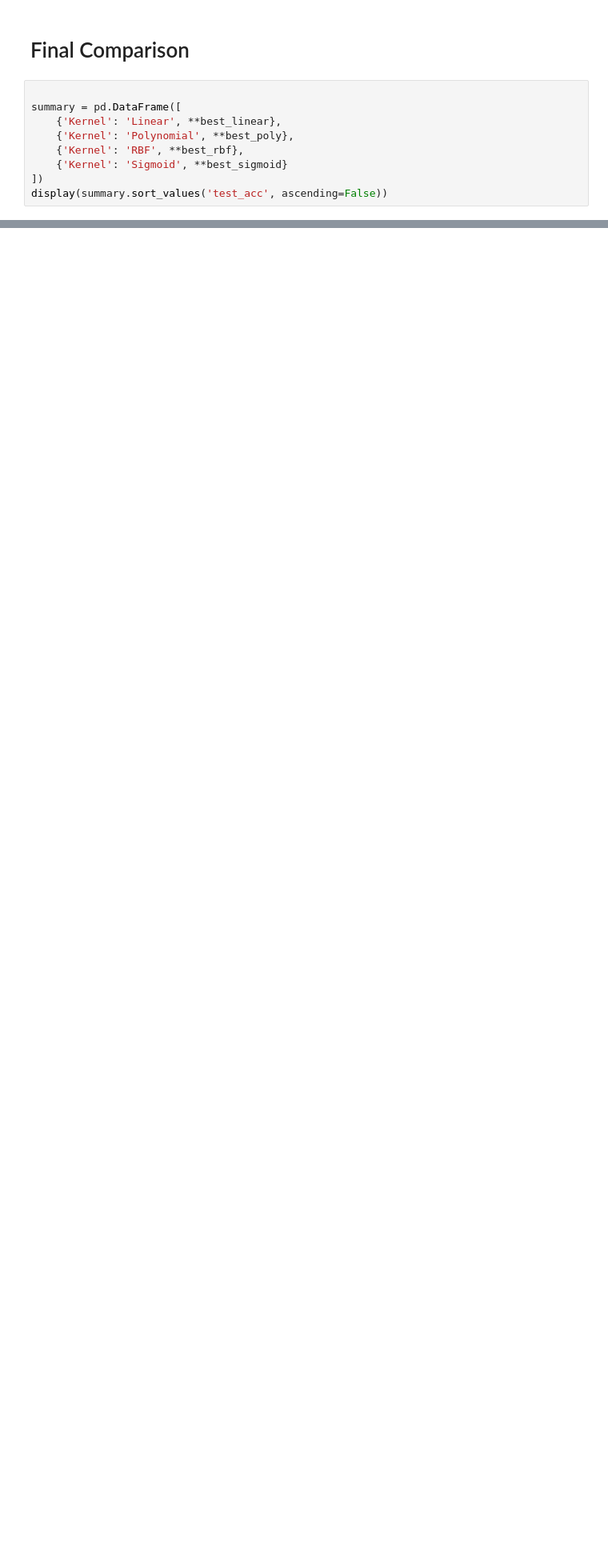
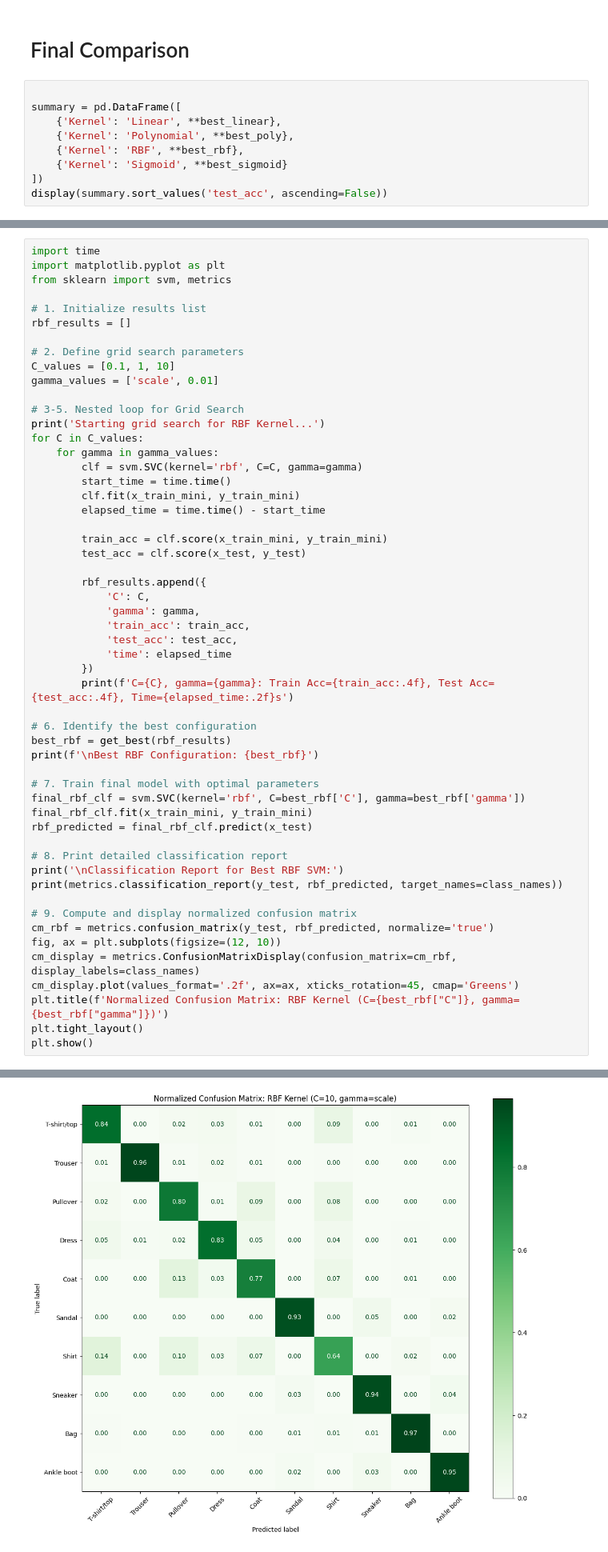
Before and after one commit to snig-17/COMP0014, a Jupyter notebook: COMP0014_Final_Coursework_Submission.ipynb, the cells around one changed output, grey strips where cells are left out. Shown at 80% size. Cells and saved outputs as stored; diff of their text form; blank space fills up the shorter version.

```diff
--- a/COMP0014_Final_Coursework_Submission.ipynb
+++ b/COMP0014_Final_Coursework_Submission.ipynb
@@ -338,0 +702,55 @@ display(summary.sort_values('test_acc', ascending=False))
+# %%
+import time
+import matplotlib.pyplot as plt
+from sklearn import svm, metrics
+
+# 1. Initialize results list
+rbf_results = []
+
+# 2. Define grid search parameters
+C_values = [0.1, 1, 10]
+gamma_values = ['scale', 0.01]
+
+# 3-5. Nested loop for Grid Search
+print('Starting grid search for RBF Kernel...')
+for C in C_values:
+    for gamma in gamma_values:
+        clf = svm.SVC(kernel='rbf', C=C, gamma=gamma)
+        start_time = time.time()
+        clf.fit(x_train_mini, y_train_mini)
+        elapsed_time = time.time() - start_time
+
+        train_acc = clf.score(x_train_mini, y_train_mini)
+        test_acc = clf.score(x_test, y_test)
+
+        rbf_results.append({
+            'C': C,
+            'gamma': gamma,
+            'train_acc': train_acc,
+            'test_acc': test_acc,
+            'time': elapsed_time
+        })
+        print(f'C={C}, gamma={gamma}: Train Acc={train_acc:.4f}, Test Acc={test_acc:.4f}, Time={elapsed_time:.2f}s')
+
+# 6. Identify the best configuration
+best_rbf = get_best(rbf_results)
+print(f'\nBest RBF Configuration: {best_rbf}')
+
+# 7. Train final model with optimal parameters
+final_rbf_clf = svm.SVC(kernel='rbf', C=best_rbf['C'], gamma=best_rbf['gamma'])
+final_rbf_clf.fit(x_train_mini, y_train_mini)
+rbf_predicted = final_rbf_clf.predict(x_test)
+
+# 8. Print detailed classification report
+print('\nClassification Report for Best RBF SVM:')
+print(metrics.classification_report(y_test, rbf_predicted, target_names=class_names))
+
+# 9. Compute and display normalized confusion matrix
+cm_rbf = metrics.confusion_matrix(y_test, rbf_predicted, normalize='true')
+fig, ax = plt.subplots(figsize=(12, 10))
+cm_display = metrics.ConfusionMatrixDisplay(confusion_matrix=cm_rbf, display_labels=class_names)
+cm_display.plot(values_format='.2f', ax=ax, xticks_rotation=45, cmap='Greens')
+plt.title(f'Normalized Confusion Matrix: RBF Kernel (C={best_rbf["C"]}, gamma={best_rbf["gamma"]})')
+plt.tight_layout()
+plt.show()
+# %% [output]
@@ -338,0 +774 @@ display(summary.sort_values('test_acc', ascending=False))
+[figure, added]
```
Also changed, not shown: parts of 23 cells of this notebook.
